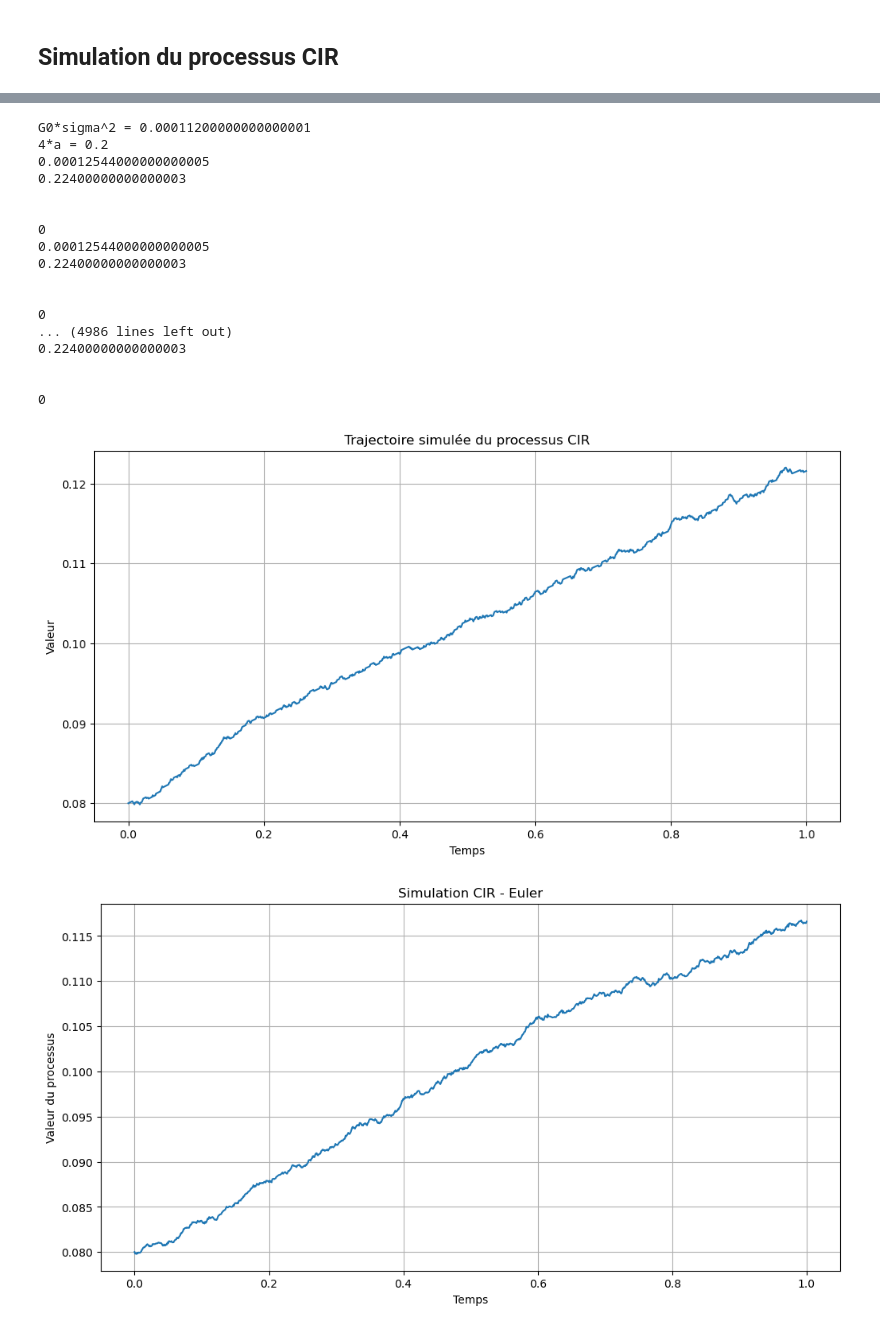
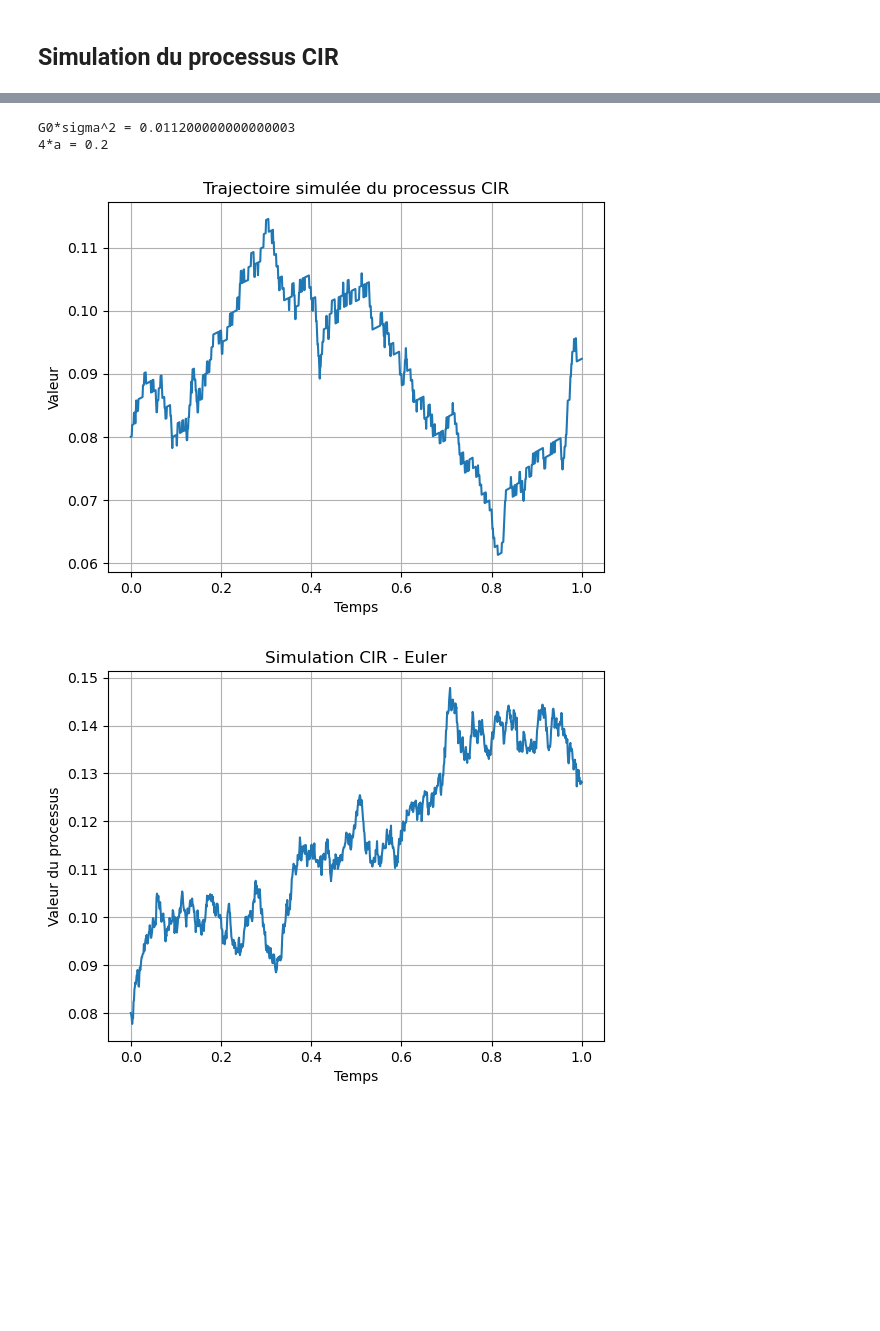
Before and after one commit to maxence2508/stage-cermics, a Jupyter notebook: second-order-schemes-for-multifactor-cir-and-heston-models.ipynb, the cells around one changed output, grey strips where cells are left out. Saved outputs shown, nothing was run; the diff lists cells and outputs as text; code cells hidden in the pictures; blank space fills up the shorter version.

Commit message:
ajout grand nb simul + prix zc

```diff
--- a/second-order-schemes-for-multifactor-cir-and-heston-models.ipynb
+++ b/second-order-schemes-for-multifactor-cir-and-heston-models.ipynb
@@ -113,58 +156,49 @@ class CIRProcess:
 # Parameters for the simulations
 a = 0.05
 k = 0.15
-sigma = 0.01
+sigma = 0.1
 xi0 = 0.08
 T = 1
 N = 1000
 
 rho = np.array([0.06, 1.05, 1.79, 2.52, 3.25])
 gamma = np.array([0.96, 0.07, 0.04, 0.03, 0.02])
 
 print("G0*sigma^2 =", sum(gamma)*sigma**2)
 print("4*a =", 4*a)
 
 # Définition du modèle
 cir = CIRProcess(a, k, sigma, rho, gamma)
 
-# Simulations
-path = cir.simulate_path(xi0, T, N)
-
-# Affichage
+# Simulations et affichage
+path = cir.simulate_path(xi0, T, N, 1)[0]
 times = np.linspace(0, T, N + 1)
 plt.plot(times, path)
 plt.title("Trajectoire simulée du processus CIR")
 plt.xlabel("Temps")
 plt.ylabel("Valeur")
 plt.grid(True)
 plt.show()
 
-path_euler = cir.simulate_path_euler(xi0, T, N)
-
+path_euler = cir.simulate_path_euler(xi0, T, N, 1)[0]
 times = np.linspace(0, T, N + 1)
 plt.plot(times, path_euler)
 plt.title("Simulation CIR - Euler")
 plt.xlabel("Temps")
 plt.ylabel("Valeur du processus")
 plt.grid(True)
 plt.show()
+
+path_exact = cir.simulate_path_exact(xi0, T, N, 1)[0]
+times = np.linspace(0, T, N + 1)
+plt.plot(times, path_exact)
+plt.title("Simulation CIR - Euler")
+plt.xlabel("Temps")
+plt.ylabel("Valeur du processus")
+plt.grid(True)
+plt.show()
 # %% [output]
-G0*sigma^2 = 0.00011200000000000001
+G0*sigma^2 = 0.011200000000000003
 4*a = 0.2
-0.00012544000000000005
-0.22400000000000003
-
-
-0
-0.00012544000000000005
-0.22400000000000003
-
-
-0
-... (4986 lines left out)
-0.22400000000000003
-
-
-0
-[figure, old version]
+[figure, new version]
-[figure, old version]
+[figure, new version]
```
Also changed, not shown: parts of 9 cells of this notebook.
